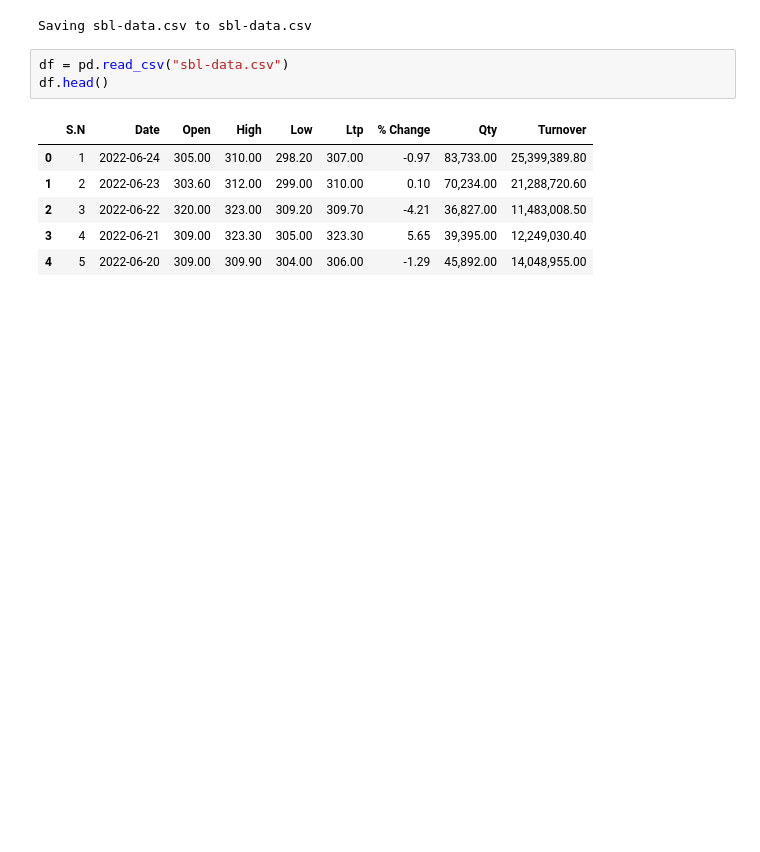
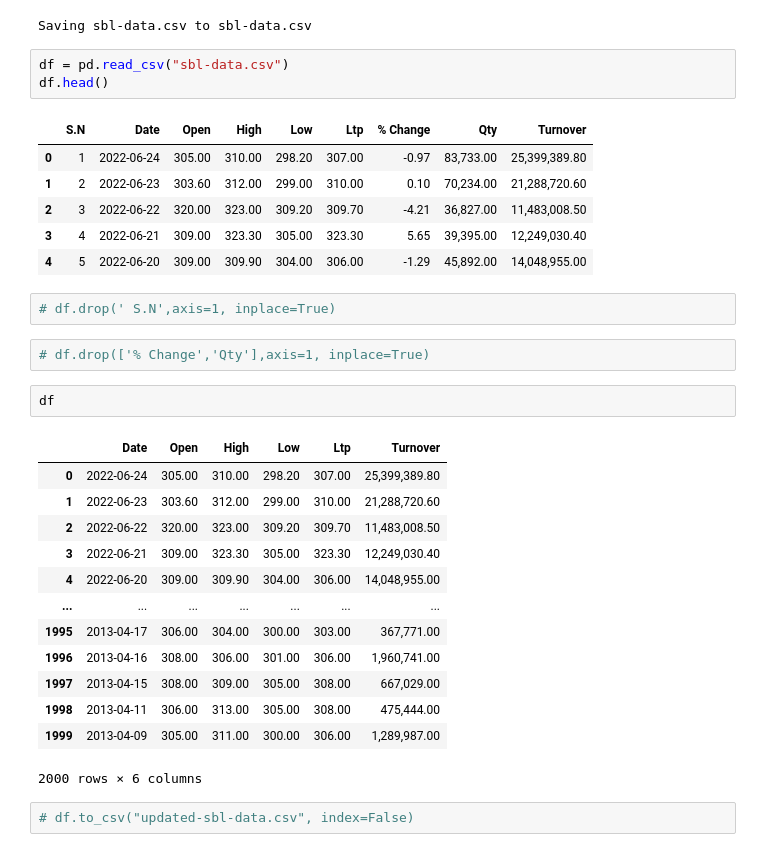
Before and after one commit to kiran-bhandari16/LSTM-Stock-Price-Prediciton, a Jupyter notebook: LSTM_Stock_Price_Prediction.ipynb, the cells around one changed output. Cells and saved outputs as stored; diff of their text form; blank space fills up the shorter version.

```diff
--- a/LSTM_Stock_Price_Prediction.ipynb
+++ b/LSTM_Stock_Price_Prediction.ipynb
@@ -31,3 +31,25 @@ df.head()
 | 2 | 3 | 2022-06-22 | 320.00 | 323.00 | 309.20 | 309.70 | -4.21 | 36,827.00 | 11,483,008.50 |
 | 3 | 4 | 2022-06-21 | 309.00 | 323.30 | 305.00 | 323.30 | 5.65 | 39,395.00 | 12,249,030.40 |
 | 4 | 5 | 2022-06-20 | 309.00 | 309.90 | 304.00 | 306.00 | -1.29 | 45,892.00 | 14,048,955.00 |
+# %%
+# df.drop(' S.N',axis=1, inplace=True)
+# %%
+# df.drop(['% Change','Qty'],axis=1, inplace=True)
+# %%
+df
+# %% [output]
+|  | Date | Open | High | Low | Ltp | Turnover |
+| 0 | 2022-06-24 | 305.00 | 310.00 | 298.20 | 307.00 | 25,399,389.80 |
+| 1 | 2022-06-23 | 303.60 | 312.00 | 299.00 | 310.00 | 21,288,720.60 |
+| 2 | 2022-06-22 | 320.00 | 323.00 | 309.20 | 309.70 | 11,483,008.50 |
+| 3 | 2022-06-21 | 309.00 | 323.30 | 305.00 | 323.30 | 12,249,030.40 |
+| 4 | 2022-06-20 | 309.00 | 309.90 | 304.00 | 306.00 | 14,048,955.00 |
+| ... | ... | ... | ... | ... | ... | ... |
+| 1995 | 2013-04-17 | 306.00 | 304.00 | 300.00 | 303.00 | 367,771.00 |
+| 1996 | 2013-04-16 | 308.00 | 306.00 | 301.00 | 306.00 | 1,960,741.00 |
+| 1997 | 2013-04-15 | 308.00 | 309.00 | 305.00 | 308.00 | 667,029.00 |
+| 1998 | 2013-04-11 | 306.00 | 313.00 | 305.00 | 308.00 | 475,444.00 |
+| 1999 | 2013-04-09 | 305.00 | 311.00 | 300.00 | 306.00 | 1,289,987.00 |
+2000 rows × 6 columns
+# %%
+# df.to_csv("updated-sbl-data.csv", index=False)
```
Also changed, not shown: parts of 6 cells of this notebook.
